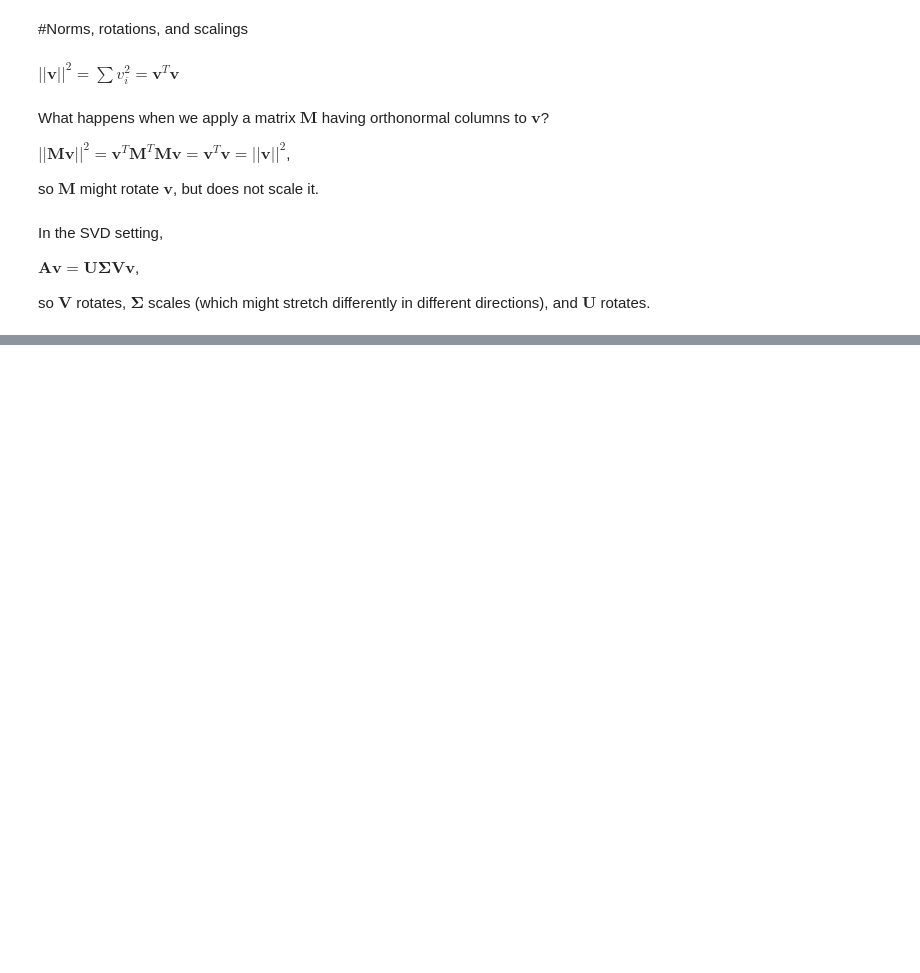
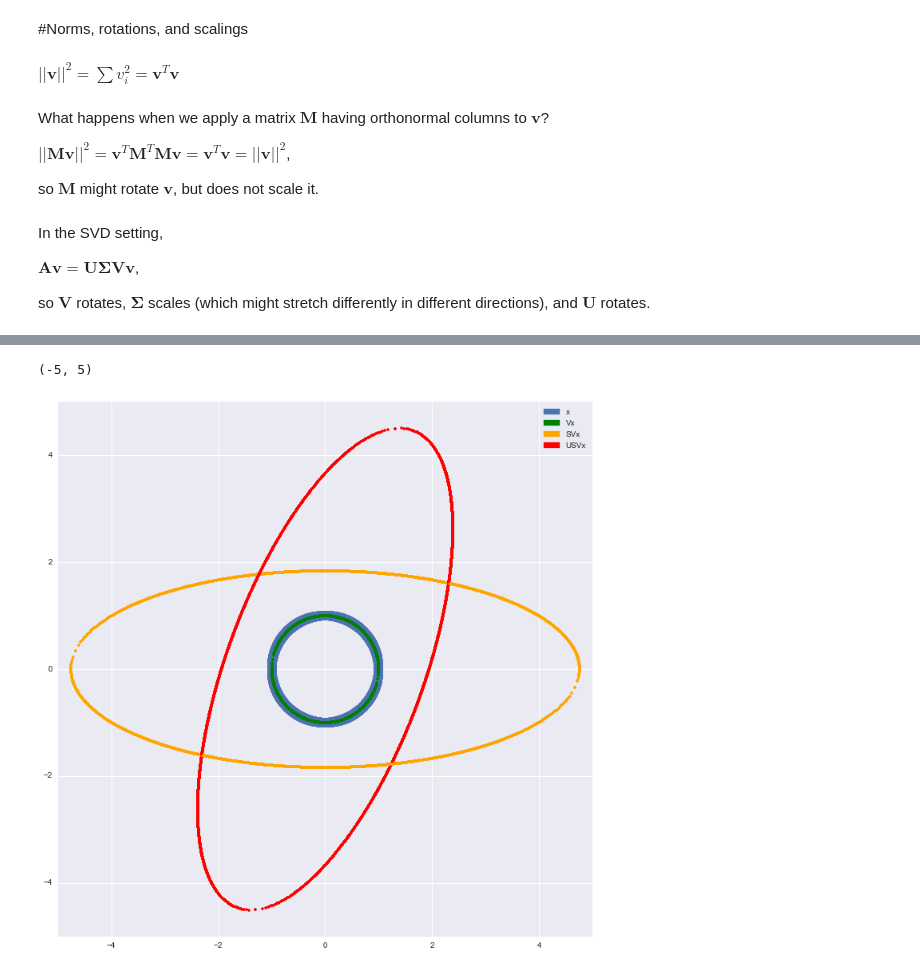
Before and after one commit to MaGold/Linear-Regression-and-K-means, a Jupyter notebook: SVD.ipynb, the cells around one changed output, grey strips where cells are left out. Drawn from its saved outputs; the diff is of its cells as text; code cells hidden in the pictures; blank space fills up the shorter version.

```diff
--- a/SVD.ipynb
+++ b/SVD.ipynb
@@ -246,0 +255,24 @@ plt.ylim([-5,5])
+# %%
+import matplotlib.patches as mpatches
+fig, ax = plt.subplots(1,1,figsize=(12,12))
+
+ax.plot(xs,ys,'o', markersize=8, markeredgewidth=4, markerfacecolor='none', markeredgecolor='b')
+
+for x,y in zip(xs, ys):
+    Vpoint = np.dot(V, [x,y])
+    ax.plot(Vpoint[0], Vpoint[1], '.', color='green')
+    SVpoint = np.dot(S, Vpoint)
+    ax.plot(SVpoint[0], SVpoint[1], '.', color='orange')
+    USVpoint = np.dot(U, SVpoint)
+    ax.plot(USVpoint[0], USVpoint[1], '.', color='red')
+
+blue = mpatches.Patch(color='b', label='x')
+green = mpatches.Patch(color='green', label='Vx')
+orange = mpatches.Patch(color='orange', label='SVx')
+red = mpatches.Patch(color='red', label='USVx')
+plt.legend(handles=[blue, green, orange, red])
+plt.xlim([-5,5])
+plt.ylim([-5,5])
+# %% [output]
+(-5, 5)
+[figure, added]
```
Also changed, not shown: parts of 3 cells of this notebook.
